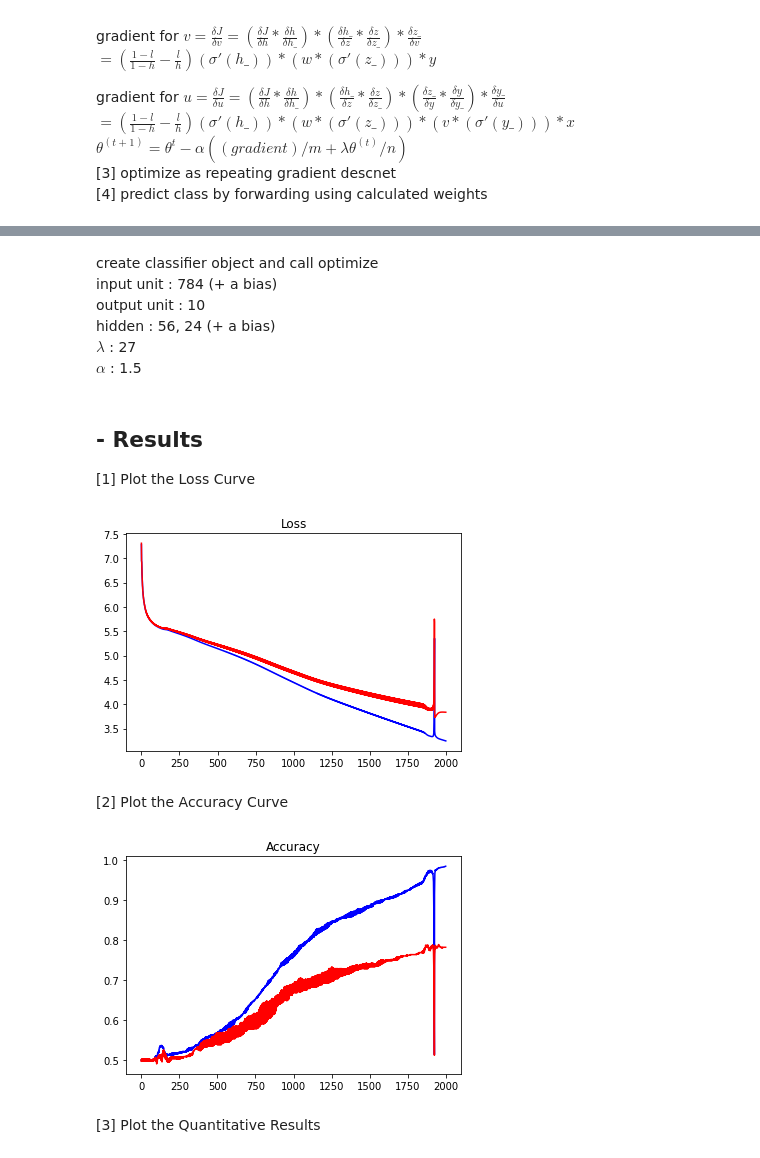
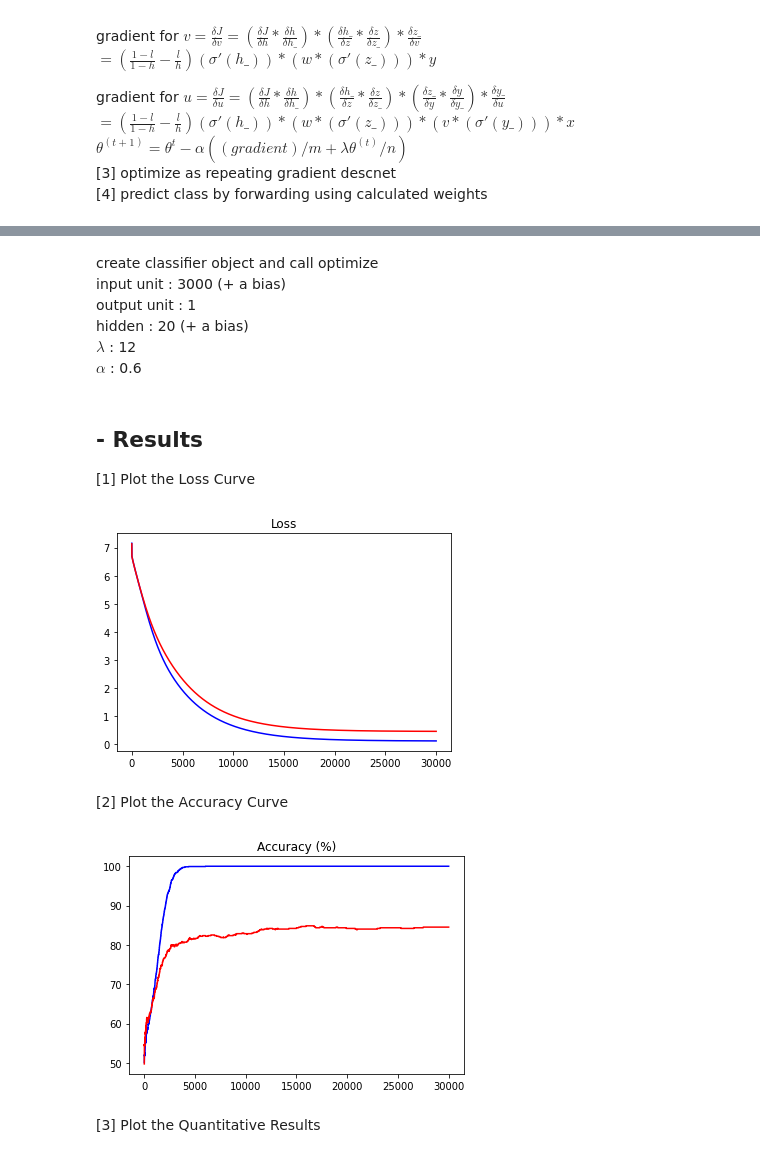
Before and after one commit to jwoonge/ML-algorithms, a Jupyter notebook: 10_Text_Classification_using_Neural_Networks.ipynb, the cells around one changed output, grey strips where cells are left out. Cells and saved outputs as stored; diff of their text form; code cells hidden in the pictures.

```diff
--- a/10_Text_Classification_using_Neural_Networks.ipynb
+++ b/10_Text_Classification_using_Neural_Networks.ipynb
@@ -184,8 +172,8 @@ class classifier:
 
         self.loss_train = [loss(h_train, label_train, self.weights, self.lam)]
         self.loss_test = [loss(h_test, label_test, self.weights, self.lam)]
-        self.accuracy_train = [accuracy_score(label_train_np, y_pred_train)]
-        self.accuracy_test = [accuracy_score(label_test_np, y_pred_test)]
+        self.accuracy_train = [accuracy_score(label_train_np, y_pred_train)*100]
+        self.accuracy_test = [accuracy_score(label_test_np, y_pred_test)*100]
         self.report_train = [classification_report(label_train_np, y_pred_train)]
         self.report_test = [classification_report(label_test_np, y_pred_test)]
         self.confusion_matrix_train = [confusion_matrix(label_train_np, y_pred_train)]
@@ -203,8 +191,8 @@ class classifier:
 
             self.loss_train.append(loss(h_train, label_train, self.weights, self.lam))
             self.loss_test.append(loss(h_test, label_test, self.weights, self.lam))
-            self.accuracy_train.append(accuracy_score(label_train_np, y_pred_train))
-            self.accuracy_test.append(accuracy_score(label_test_np, y_pred_test))
+            self.accuracy_train.append(accuracy_score(label_train_np, y_pred_train)*100)
+            self.accuracy_test.append(accuracy_score(label_test_np, y_pred_test)*100)
             self.report_train.append(classification_report(label_train_np, y_pred_train))
             self.report_test.append(classification_report(label_test_np, y_pred_test))
             self.confusion_matrix_train.append(confusion_matrix(label_train_np, y_pred_train))
@@ -220,7 +212,7 @@ data_train, label_train, data_test, label_test = read_data(r'movie_review')
 # %% [markdown]
 create classifier object and call optimize
-input unit : 784 (+ a bias)
-output unit : 10
-hidden : 56, 24 (+ a bias)
-$\lambda$ : 27
-$\alpha$ : 1.5
+input unit : 3000 (+ a bias)
+output unit : 1
+hidden : 20 (+ a bias)
+$\lambda$ : 12
+$\alpha$ : 0.6
@@ -230,3 +219,6 @@ Classifier.optimize(X_train, y_train, X_test, y_test, 2000)
+# %%
+Classifier = classifier([3000, 20, 1], lam=12, learning_rate=0.6)
+Classifier.optimize(data_train, label_train, data_test, label_test, 30000)
 # %% [markdown]
 ## - Results
 [1] Plot the Loss Curve
@@ -237,16 +229,16 @@ plt.plot(Classifier.loss_train, c='b')
 plt.plot(Classifier.loss_test, c='r')
 plt.show()
 # %% [output]
-[figure, old version]
+[figure, new version]
 # %% [markdown]
 [2] Plot the Accuracy Curve
 # %%
-plt.title('Accuracy')
+plt.title('Accuracy (%)')
 plt.plot(Classifier.accuracy_train, c='b')
 plt.plot(Classifier.accuracy_test, c='r')
 plt.show()
 # %% [output]
-[figure, old version]
+[figure, new version]
 # %% [markdown]
 [3] Plot the Quantitative Results
 # %%
```
Also changed, not shown: parts of 11 cells of this notebook.
